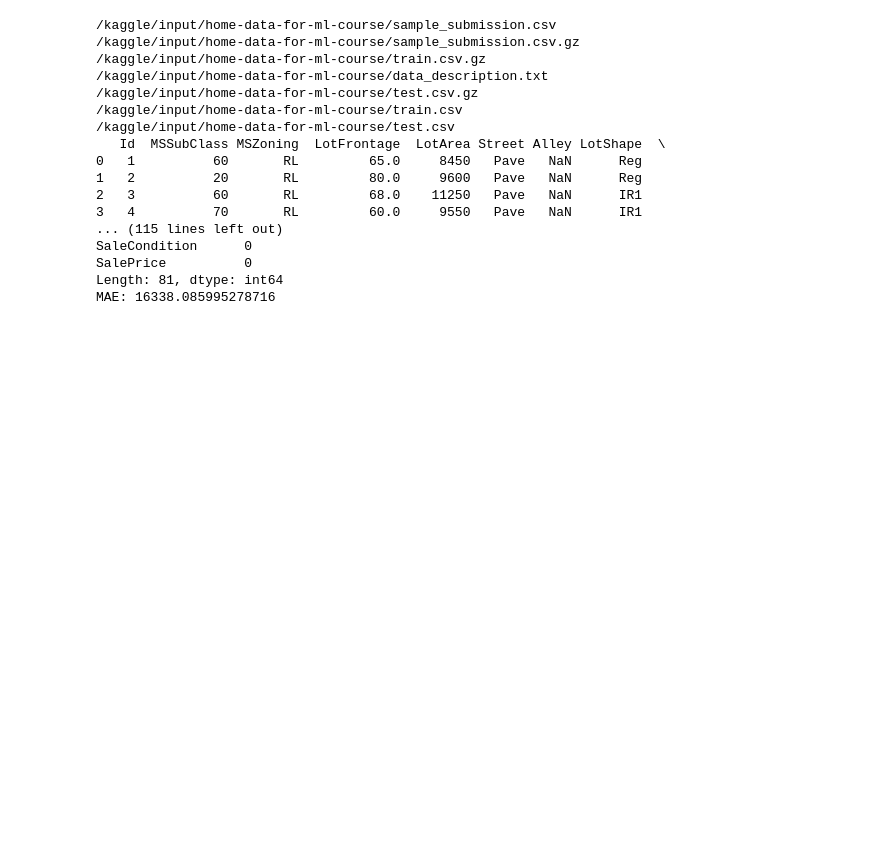
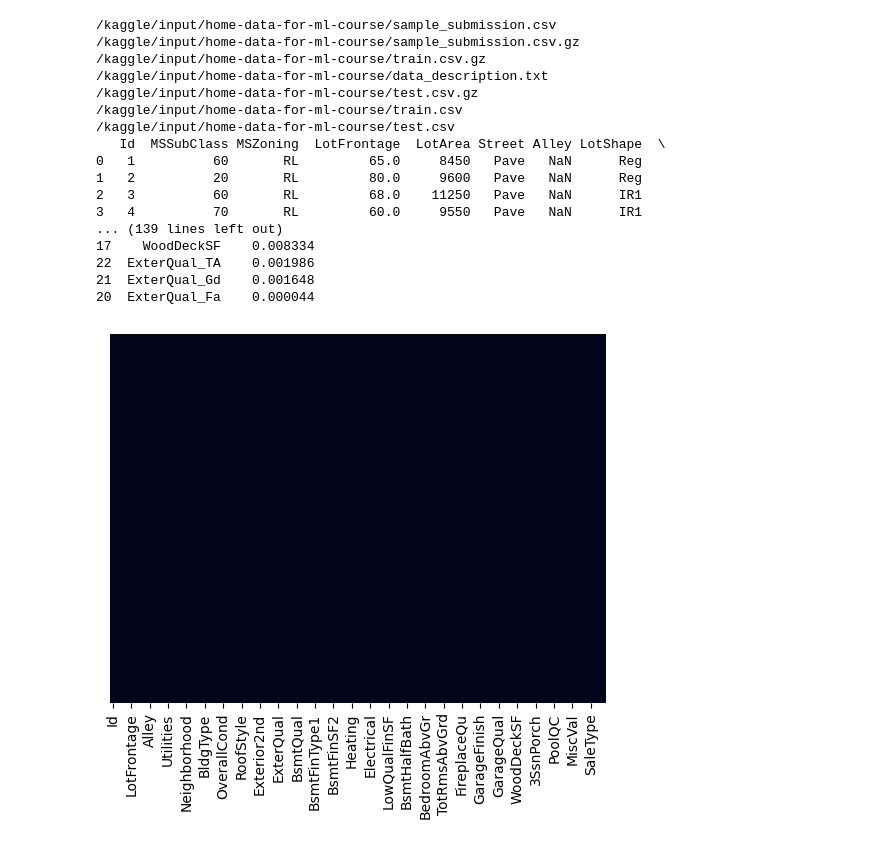
Before and after one commit to MonFuji0621/Aiowa, a Jupyter notebook: aiowa-propertyprice.ipynb, the cells around one changed output. Drawn from its saved outputs; the diff is of its cells as text; code cells hidden in the pictures; blank space fills up the shorter version.

Commit message:
Kaggle Notebook | Aiowa_propertyprice | Version 6

```diff
--- a/aiowa-propertyprice.ipynb
+++ b/aiowa-propertyprice.ipynb
@@ -16,7 +16,7 @@ train_path='/kaggle/input/home-data-for-ml-course/train.csv'
 test_path='/kaggle/input/home-data-for-ml-course/test.csv'
 #テスト用のデータをtestpathに入れる
 train_data=pd.read_csv(train_path)
-test_datra=pd.read_csv(test_path)
+test_data=pd.read_csv(test_path)
 #csvファイルを読み込んでDataframe(表形式のデータ)に
 
 print(train_data.head())
@@ -34,7 +34,30 @@ cat_cols = train_data.select_dtypes(include=['object']).columns
 train_data[cat_cols] = train_data[cat_cols].fillna(train_data[cat_cols].mode().iloc[0])
 #文字列列は最頻値で補完
 
-X=train_data.drop(['SalePrice'], axis=1)
+selected_features = [
+    'OverallQual',
+    'GrLivArea',
+    'TotalBsmtSF',
+    '1stFlrSF',
+    'GarageCars',
+    'BsmtFinSF1',
+    'GarageArea',
+    'LotArea',
+    '2ndFlrSF',
+    'FullBath',
+    'TotRmsAbvGrd',
+    'YearBuilt',
+    'ExterQual',
+    'YearRemodAdd',
+    'LotFrontage',
+    'MasVnrArea',
+    'MoSold',
+    'BsmtUnfSF',
+    'WoodDeckSF',
+    'GarageYrBlt'
+]
+
+X = train_data[selected_features]
 #説明変数からSalePriceの行の削除
 y=train_data['SalePrice']
 #目的変数にSalePraceを設定
@@ -54,6 +77,13 @@ val_pred=Aiowa_model.predict(val_X)
 #検証用説明変数で予測
 print("MAE:",mean_absolute_error(val_y,val_pred))
 
+feature_importance = pd.DataFrame({
+    'feature': X.columns,
+    'importance': Aiowa_model.feature_importances_
+}).sort_values('importance', ascending=False)
+
+print(feature_importance.head(30))
+
 test_data = pd.read_csv(test_path)
 
 # 訓練データと同じ前処理をする
@@ -64,6 +94,8 @@ cat_cols_test = test_data.select_dtypes(include=['object']).columns
 test_data[cat_cols_test] = test_data[cat_cols_test].fillna(train_data[cat_cols_test].mode().iloc[0])
 
 # 文字列列をダミー変数に変換
+
+test_X = test_data[selected_features]
 test_X=pd.get_dummies(test_data)
 test_X = test_X.reindex(columns=X.columns, fill_value=0)
 
@@ -89,15 +121,19 @@ output.to_csv('submission.csv', index=False)
 1   2          20       RL         80.0     9600   Pave   NaN      Reg
 2   3          60       RL         68.0    11250   Pave   NaN      IR1
 3   4          70       RL         60.0     9550   Pave   NaN      IR1
-... (115 lines left out)
-SaleCondition      0
-SalePrice          0
-Length: 81, dtype: int64
-MAE: 16338.085995278716
+... (139 lines left out)
+17    WoodDeckSF    0.008334
+22  ExterQual_TA    0.001986
+21  ExterQual_Gd    0.001648
+20  ExterQual_Fa    0.000044
 # %%
+sns.heatmap(train_data.isnull(),yticklabels=False,cbar=False)
+
 def get_mae(maxleaf,train_X,Val_X,train_y,Val_y):
     maxleaf_model=RandomForestRegressor(max_leaf_nodes=maxleaf,random_state=0)
     maxleaf_model.fit(train_X,train_y)
     maxleaf_preds= maxleaf_model.predict(val_X)
     maxleaf_mae=mean_absolute_error(maxleaf_preds,val_y)
     return(maxleaf_mae)
+# %% [output]
+[figure, added]
```
Also changed, not shown: parts of 3 cells of this notebook.
